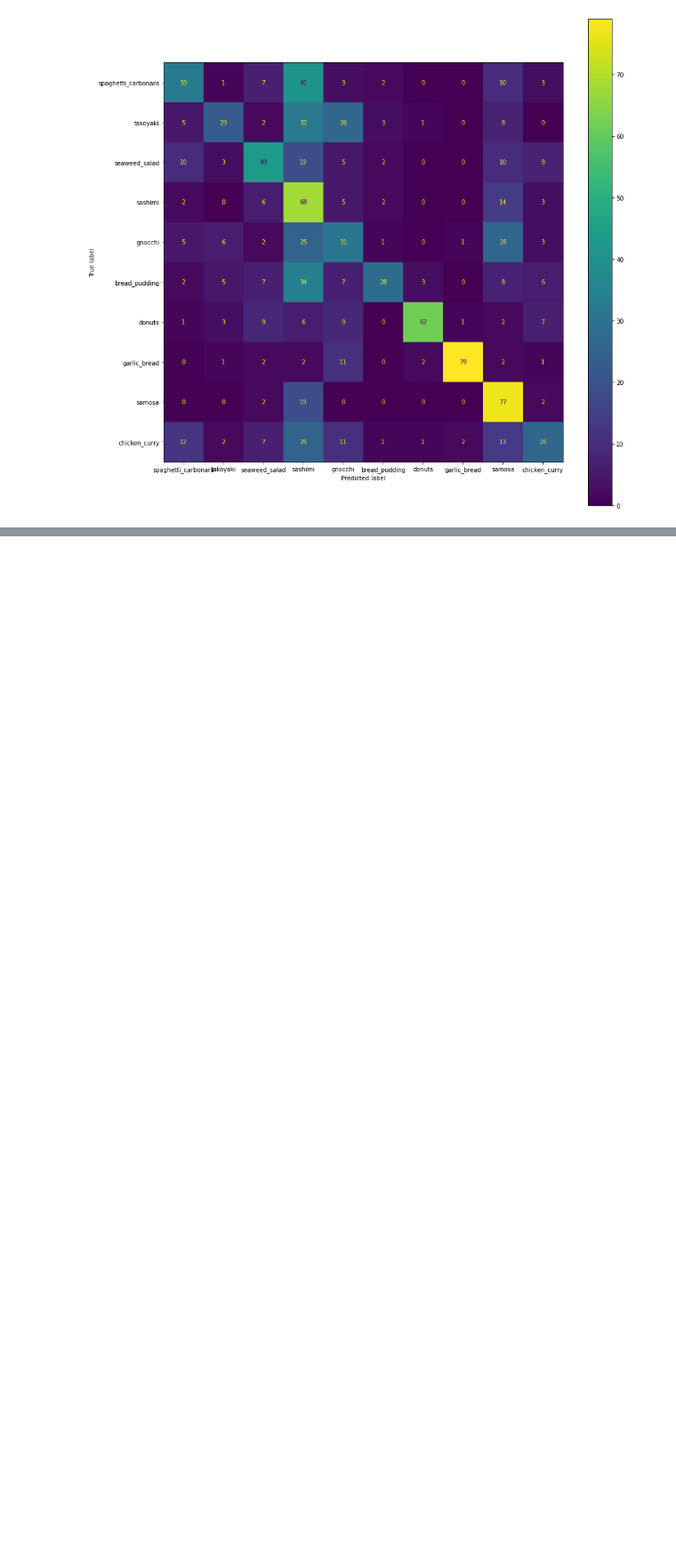
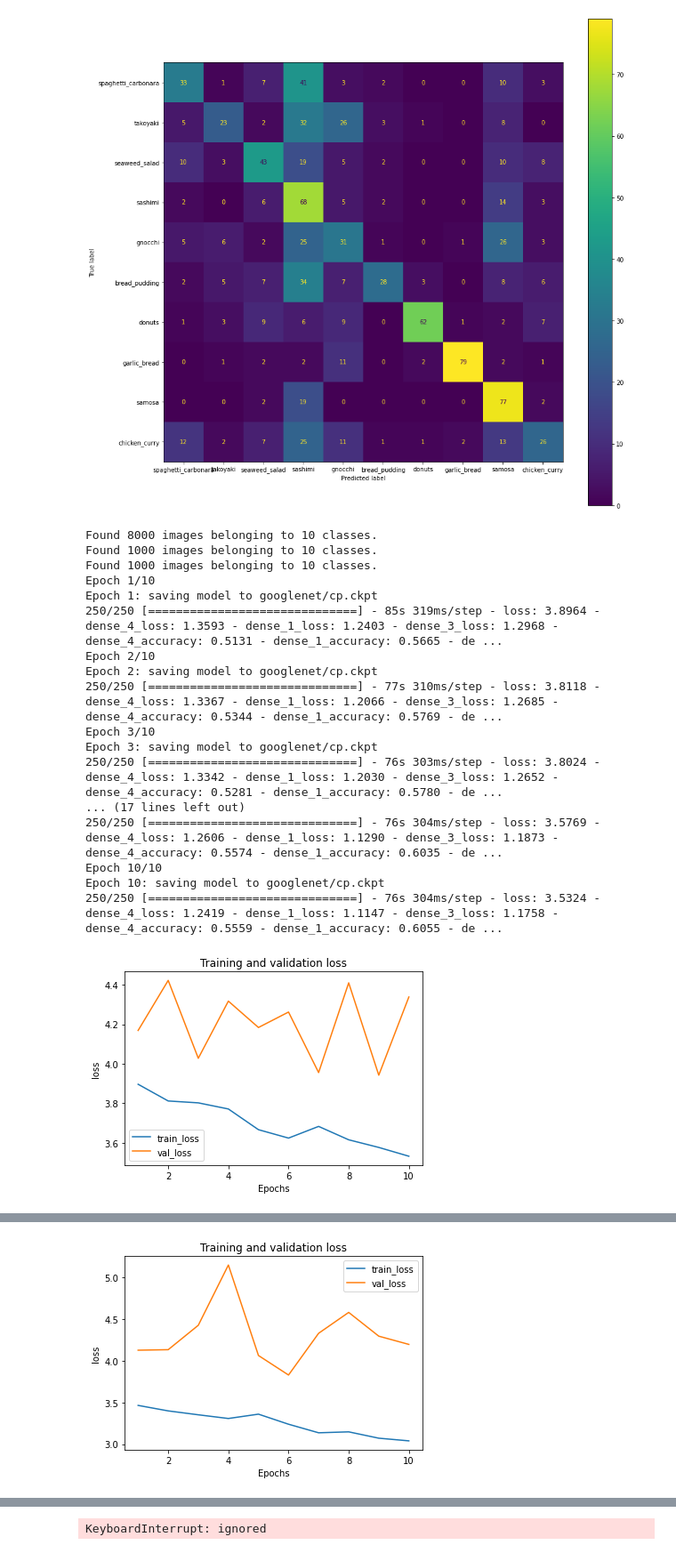
Before and after one commit to hockyy/food-101-mlcv, a Jupyter notebook: FoodHockyExplore.ipynb, the cells around one changed output, grey strips where cells are left out. Shown at 89% size. Drawn from its saved outputs; the diff is of its cells as text; code cells hidden in the pictures; blank space fills up the shorter version.

```diff
--- a/FoodHockyExplore.ipynb
+++ b/FoodHockyExplore.ipynb
@@ -872,3 +872,31 @@ Classification Report:
    macro avg       0.55      0.47      0.47      1000
 weighted avg       0.55      0.47      0.47      1000
 [figure]
+# %%
+train_gen, test_gen, validate_gen = create_image_generator(224)
+googlenet = GoogLeNet()
+googlenet.compile(optimizer='sgd',
+              loss='categorical_crossentropy',
+              metrics=['accuracy'])
+for i in range(5):
+  googlenet = train_or_load_model_early_stopping(googlenet, train_gen, validate_gen, "googlenet", 10)
+  save_model_to_drive("googlenet")
+# %% [output]
+Found 8000 images belonging to 10 classes.
+Found 1000 images belonging to 10 classes.
+Found 1000 images belonging to 10 classes.
+Epoch 1/10
+Epoch 1: saving model to googlenet/cp.ckpt
+250/250 [==============================] - 85s 319ms/step - loss: 3.8964 - dense_4_loss: 1.3593 - dense_1_loss: 1.2403 - dense_3_loss: 1.2968 - dense_4_accuracy: 0.5131 - dense_1_accuracy: 0.5665 - de ...
+Epoch 2/10
+Epoch 2: saving model to googlenet/cp.ckpt
+250/250 [==============================] - 77s 310ms/step - loss: 3.8118 - dense_4_loss: 1.3367 - dense_1_loss: 1.2066 - dense_3_loss: 1.2685 - dense_4_accuracy: 0.5344 - dense_1_accuracy: 0.5769 - de ...
+Epoch 3/10
+Epoch 3: saving model to googlenet/cp.ckpt
+250/250 [==============================] - 76s 303ms/step - loss: 3.8024 - dense_4_loss: 1.3342 - dense_1_loss: 1.2030 - dense_3_loss: 1.2652 - dense_4_accuracy: 0.5281 - dense_1_accuracy: 0.5780 - de ...
+... (17 lines left out)
+250/250 [==============================] - 76s 304ms/step - loss: 3.5769 - dense_4_loss: 1.2606 - dense_1_loss: 1.1290 - dense_3_loss: 1.1873 - dense_4_accuracy: 0.5574 - dense_1_accuracy: 0.6035 - de ...
+Epoch 10/10
+Epoch 10: saving model to googlenet/cp.ckpt
+250/250 [==============================] - 76s 304ms/step - loss: 3.5324 - dense_4_loss: 1.2419 - dense_1_loss: 1.1147 - dense_3_loss: 1.1758 - dense_4_accuracy: 0.5559 - dense_1_accuracy: 0.6055 - de ...
+[figure, added]
@@ -874,0 +920 @@ weighted avg       0.55      0.47      0.47      1000
+[figure, added]
@@ -874,0 +970 @@ weighted avg       0.55      0.47      0.47      1000
+KeyboardInterrupt: ignored
```
Also changed, not shown: parts of 3 cells of this notebook.
